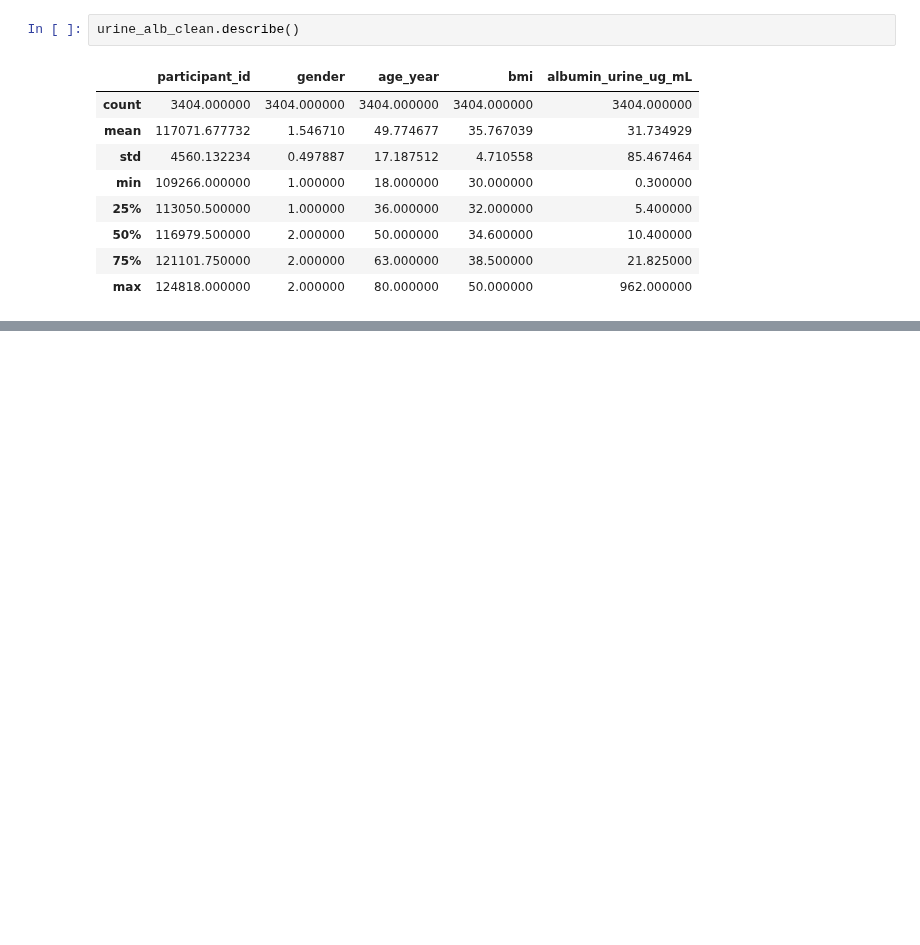
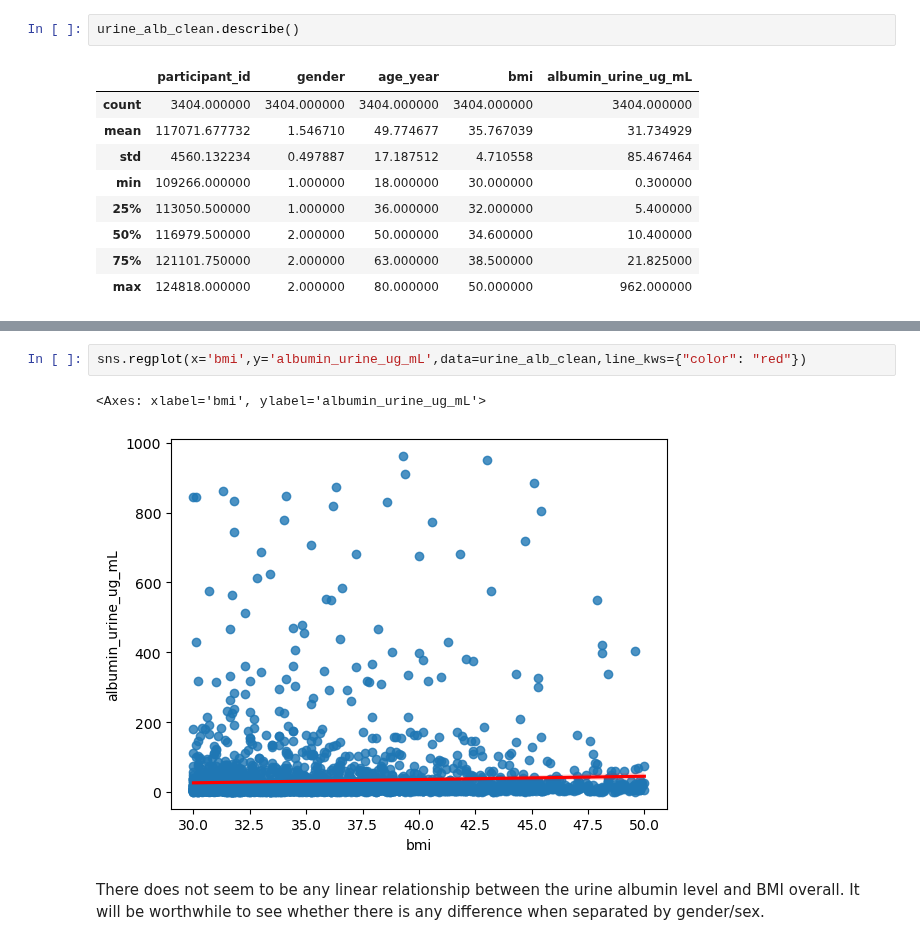
Before and after one commit to eudorach/portfolio_ds_projects, a Jupyter notebook: NHANES_analysis/6_urine_data_analysis.ipynb, the cells around one changed output, grey strips where cells are left out. Drawn from its saved outputs; the diff is of its cells as text; blank space fills up the shorter version.

```diff
--- a/NHANES_analysis/6_urine_data_analysis.ipynb
+++ b/NHANES_analysis/6_urine_data_analysis.ipynb
@@ -434,0 +448,7 @@ urine_alb_clean.describe()
+# %%
+sns.regplot(x='bmi',y='albumin_urine_ug_mL',data=urine_alb_clean,line_kws={"color": "red"})
+# %% [output]
+<Axes: xlabel='bmi', ylabel='albumin_urine_ug_mL'>
+[figure, added]
+# %% [markdown]
+There does not seem to be any linear relationship between the urine albumin level and BMI overall. It will be worthwhile to see whether there is any difference when separated by gender/sex.
```
Also changed, not shown: parts of 15 cells of this notebook, 1 other file.
